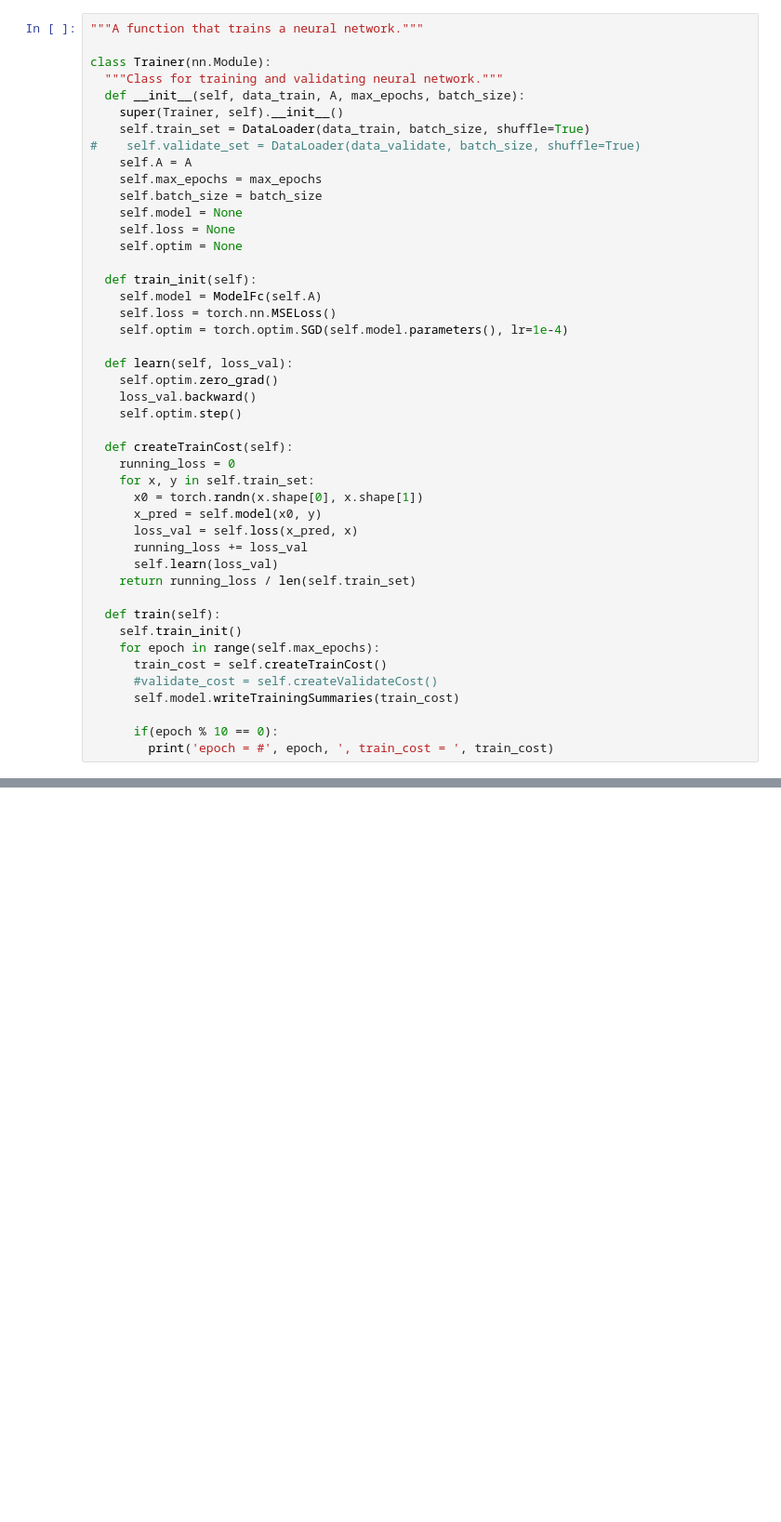
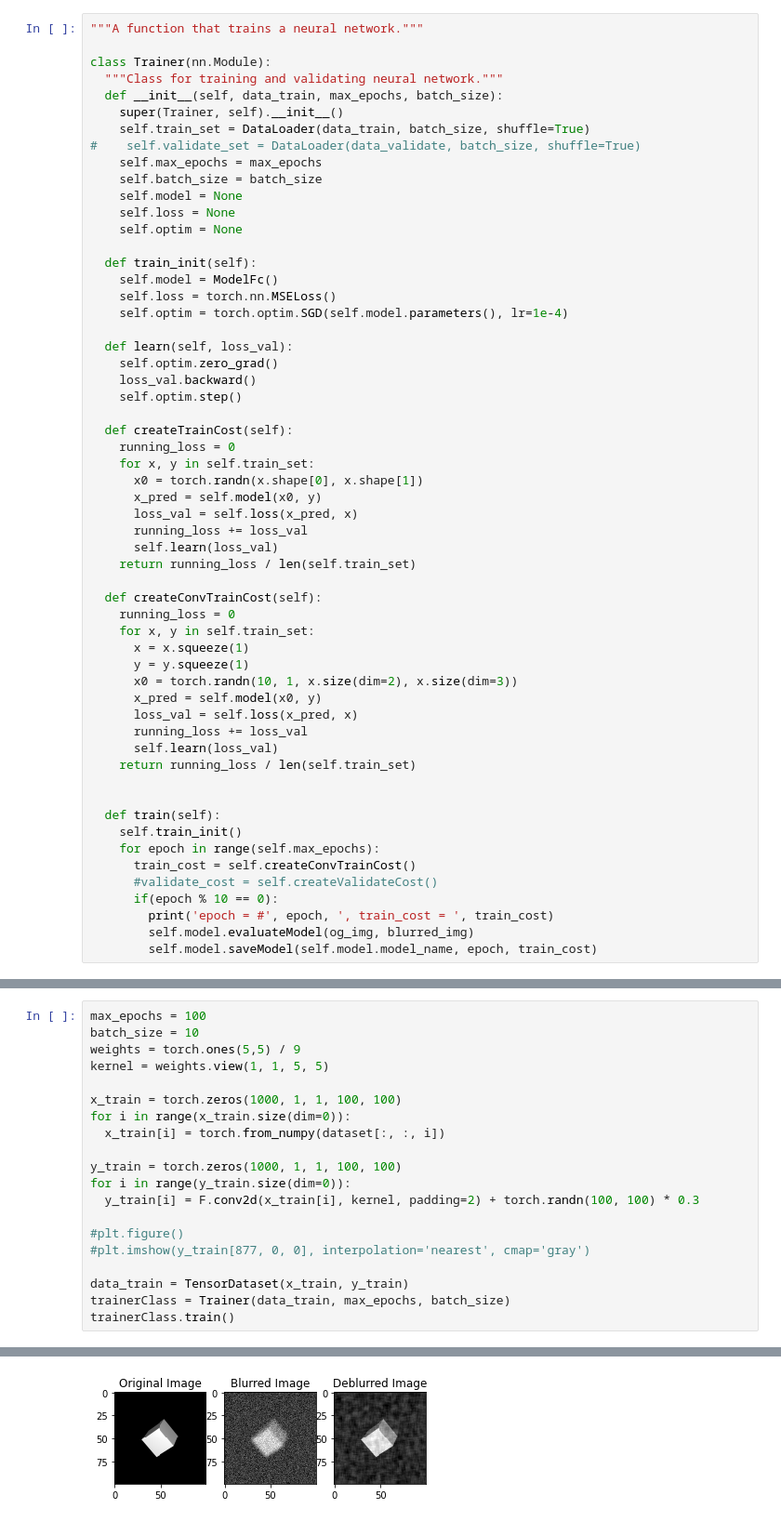
Before and after one commit to ib-nosirov/CSCI499F21_src, a Jupyter notebook: UnrolledNeuralNetworks.ipynb, the cells around one changed output, grey strips where cells are left out. Shown at 93% size. Saved outputs shown, nothing was run; the diff lists cells and outputs as text; blank space fills up the shorter version.

```diff
--- a/UnrolledNeuralNetworks.ipynb
+++ b/UnrolledNeuralNetworks.ipynb
@@ -122,11 +198,10 @@ class ModelFc(ModelBase):
 
 class Trainer(nn.Module):
   """Class for training and validating neural network."""
-  def __init__(self, data_train, A, max_epochs, batch_size):
+  def __init__(self, data_train, max_epochs, batch_size):
     super(Trainer, self).__init__()
     self.train_set = DataLoader(data_train, batch_size, shuffle=True)
 #    self.validate_set = DataLoader(data_validate, batch_size, shuffle=True)
-    self.A = A
     self.max_epochs = max_epochs
     self.batch_size = batch_size
     self.model = None
@@ -134,7 +209,7 @@ class Trainer(nn.Module):
     self.optim = None
 
   def train_init(self):
-    self.model = ModelFc(self.A)
+    self.model = ModelFc()
     self.loss = torch.nn.MSELoss()
     self.optim = torch.optim.SGD(self.model.parameters(), lr=1e-4)
 
@@ -153,12 +228,25 @@ class Trainer(nn.Module):
       self.learn(loss_val)
     return running_loss / len(self.train_set)
 
+  def createConvTrainCost(self):
+    running_loss = 0
+    for x, y in self.train_set:
+      x = x.squeeze(1)
+      y = y.squeeze(1)
+      x0 = torch.randn(10, 1, x.size(dim=2), x.size(dim=3))
+      x_pred = self.model(x0, y)
+      loss_val = self.loss(x_pred, x)
+      running_loss += loss_val
+      self.learn(loss_val)
+    return running_loss / len(self.train_set)
+
+
   def train(self):
     self.train_init()
     for epoch in range(self.max_epochs):
-      train_cost = self.createTrainCost()
+      train_cost = self.createConvTrainCost()
       #validate_cost = self.createValidateCost()
-      self.model.writeTrainingSummaries(train_cost)
-
       if(epoch % 10 == 0):
         print('epoch = #', epoch, ', train_cost = ', train_cost)
+        self.model.evaluateModel(og_img, blurred_img)
+        self.model.saveModel(self.model.model_name, epoch, train_cost)
@@ -192,0 +253,21 @@ epoch = # 90 , train_cost =  tensor(10.4517, grad_fn=<DivBackward0>)
+# %%
+max_epochs = 100
+batch_size = 10
+weights = torch.ones(5,5) / 9
+kernel = weights.view(1, 1, 5, 5)
+
+x_train = torch.zeros(1000, 1, 1, 100, 100)
+for i in range(x_train.size(dim=0)):
+  x_train[i] = torch.from_numpy(dataset[:, :, i])
+
+y_train = torch.zeros(1000, 1, 1, 100, 100)
+for i in range(y_train.size(dim=0)):
+  y_train[i] = F.conv2d(x_train[i], kernel, padding=2) + torch.randn(100, 100) * 0.3
+
+#plt.figure()
+#plt.imshow(y_train[877, 0, 0], interpolation='nearest', cmap='gray')
+
+data_train = TensorDataset(x_train, y_train)
+trainerClass = Trainer(data_train, max_epochs, batch_size)
+trainerClass.train()
+# %% [output]
@@ -192,0 +275 @@ epoch = # 90 , train_cost =  tensor(10.4517, grad_fn=<DivBackward0>)
+[figure, added]
```
Also changed, not shown: parts of 13 cells of this notebook.
